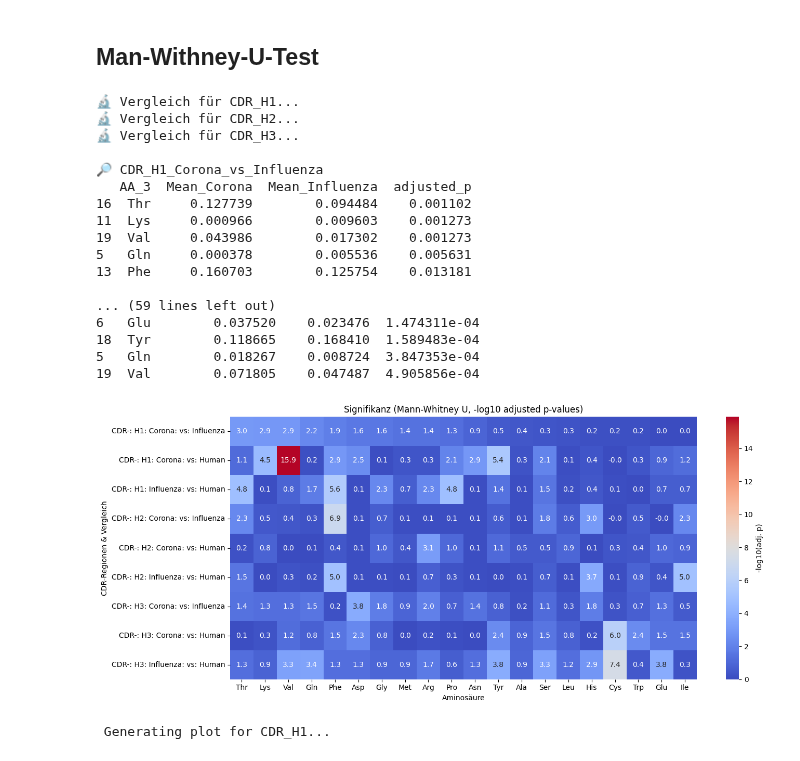
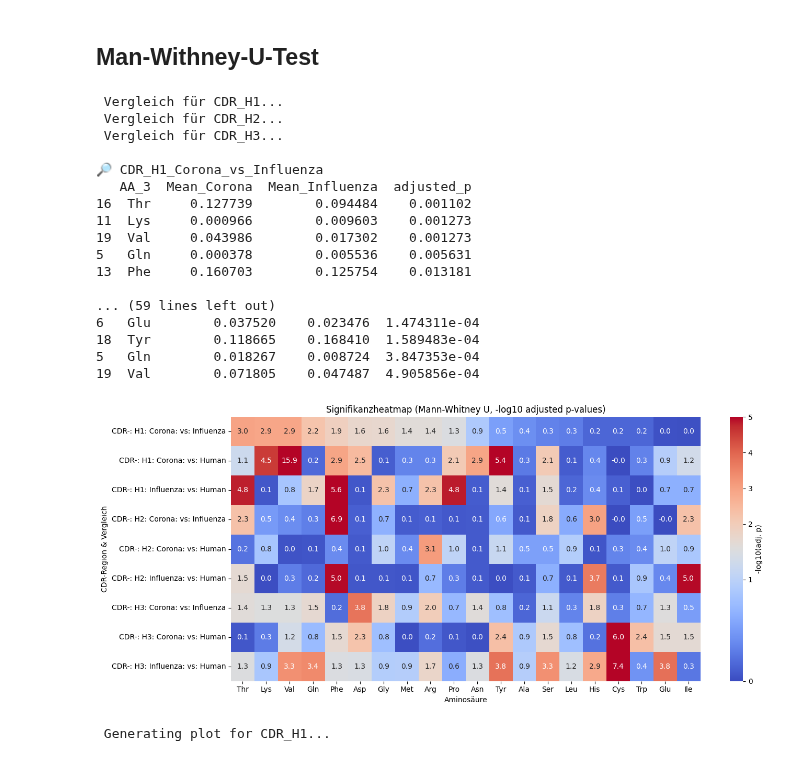
Before and after one commit to datascience-2025-group4/group04-team02, a Jupyter notebook: dataanalysis/03_aa_composition.ipynb, the cells around one changed output. Cells and saved outputs as stored; diff of their text form; code cells hidden in the pictures.

Commit message:
heatmap für manwithney u fertig

```diff
--- a/dataanalysis/03_aa_composition.ipynb
+++ b/dataanalysis/03_aa_composition.ipynb
@@ -122,7 +124,7 @@ def mann_whitney_comparison(df1, df2, aa_list, label1="Group1", label2="Group2")
 all_results = {}
 
 for region in ["CDR_H1", "CDR_H2", "CDR_H3"]:
-    print(f"🔬 Vergleich für {region}...")
+    print(f" Vergleich für {region}...")
 
     # Frequenzen berechnen
     corona = compute_aa_frequencies(df_corona, region, "Corona")
@@ -145,9 +147,9 @@ for name, df in all_results.items():
     print(f"\n🔎 {name}")
     print(df[["AA_3", f"Mean_{name.split('_vs_')[0].split('_')[-1]}", f"Mean_{name.split('_vs_')[-1]}", "adjusted_p"]].head(5))
 # %% [output]
-🔬 Vergleich für CDR_H1...
-🔬 Vergleich für CDR_H2...
-🔬 Vergleich für CDR_H3...
+ Vergleich für CDR_H1...
+ Vergleich für CDR_H2...
+ Vergleich für CDR_H3...
 
 🔎 CDR_H1_Corona_vs_Influenza
    AA_3  Mean_Corona  Mean_Influenza  adjusted_p
@@ -162,6 +164,19 @@ for name, df in all_results.items():
 18  Tyr        0.118665    0.168410  1.589483e-04
 5   Gln        0.018267    0.008724  3.847353e-04
 19  Val        0.071805    0.047487  4.905856e-04
+# %%
+all_dfs = []
+for name, df in all_results.items():
+    region, comparison = name.split("_", 1)
+    df = df.copy()
+    df["region"] = region
+    df["comparison"] = comparison
+    all_dfs.append(df)
+
+df_combined = pd.concat(all_dfs, ignore_index=True)
+df_combined = df_combined[["region", "comparison", "AA_3", "Mean_Corona", "Mean_Influenza", "Mean_Human", "p_value", "adjusted_p"]]
+
+df_combined
 # %%
 # Leeres Dictionary für Heatmap-Daten
 heatmap_data = {}
@@ -176,20 +191,31 @@ import pandas as pd
 import numpy as np
 
 df_heatmap = pd.DataFrame.from_dict(heatmap_data, orient="index").fillna(0)
-
-# heatmap plotten
-import seaborn as sns
-import matplotlib.pyplot as plt
-
-plt.figure(figsize=(14, 6))
-sns.heatmap(df_heatmap, cmap="coolwarm", annot=True, fmt=".1f", cbar_kws={'label': '-log10(adj. p)'})
-plt.title("Signifikanz (Mann-Whitney U, -log10 adjusted p-values)")
-plt.xlabel("Aminosäure")
-plt.ylabel("CDR-Regionen & Vergleich")
-plt.tight_layout()
-plt.show()
-# %% [output]
-[figure, removed]
+# %%
+import seaborn as sns
+import matplotlib.pyplot as plt
+from matplotlib.colors import TwoSlopeNorm
+
+# Normierung der Farbskala: Mitte = 1.3
+norm = TwoSlopeNorm(vmin=0, vcenter=1.3, vmax=5)
+
+plt.figure(figsize=(14, 6))
+sns.heatmap(
+    df_heatmap,
+    cmap="coolwarm",          # blau–weiß–rot-Verlauf
+    annot=True,
+    fmt=".1f",
+    cbar_kws={'label': '-log10(adj. p)'},
+    norm=norm                 # kritischer Punkt bei 1.3
+)
+
+plt.title("Signifikanzheatmap (Mann-Whitney U, -log10 adjusted p-values)")
+plt.xlabel("Aminosäure")
+plt.ylabel("CDR-Region & Vergleich")
+plt.tight_layout()
+plt.show()
+# %% [output]
+[figure, added]
 # %%
 import pandas as pd
 import seaborn as sns
```
Also changed, not shown: parts of 1 cell of this notebook.
